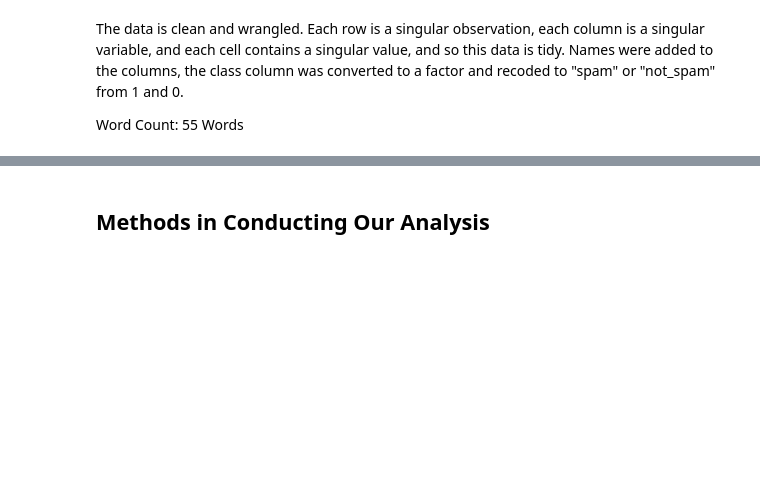
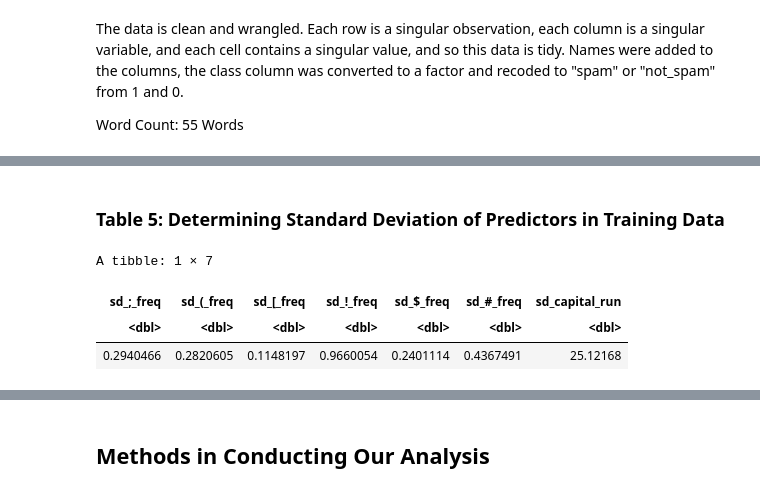
Before and after one commit to aadikanwar/DSCI100_group_project, a Jupyter notebook: group_project_proposal.ipynb, the cells around one changed output, grey strips where cells are left out. Saved outputs shown, nothing was run; the diff lists cells and outputs as text; code cells hidden in the pictures; blank space fills up the shorter version.

```diff
--- a/group_project_proposal.ipynb
+++ b/group_project_proposal.ipynb
@@ -179,3 +158,19 @@ A tibble: 2 × 3
+# %% [markdown]
+### Table 5: Determining Standard Deviation of Predictors in Training Data
+# %%
+summary_table_5 <- spam_training |>
+    select(-spam_or_not_spam) |>
+    map_df(sd, na.rm = TRUE)
+
+summary_table_5 <- summary_table_5 |>
+    rename("sd_;_freq" = "char_freq_semicolon", "sd_(_freq" = "char_freq_paren", "sd_[_freq" = "char_freq_brack", "sd_!_freq" = "char_freq_excl", "sd_$_freq" = "char_freq_mon", "sd_#_freq" = "char_freq_hash", "sd_capital_run" = "capital_run_length_average")
+
+summary_table_5
+# %% [output]
+A tibble: 1 × 7
+| sd_;_freq | sd_(_freq | sd_[_freq | sd_!_freq | sd_$_freq | sd_#_freq | sd_capital_run |
+| <dbl> | <dbl> | <dbl> | <dbl> | <dbl> | <dbl> | <dbl> |
+| 0.2940466 | 0.2820605 | 0.1148197 | 0.9660054 | 0.2401114 | 0.4367491 | 25.12168 |
 # %%
 set.seed(4321)
 library(tidymodels)
```
Also changed, not shown: parts of 12 cells of this notebook.
